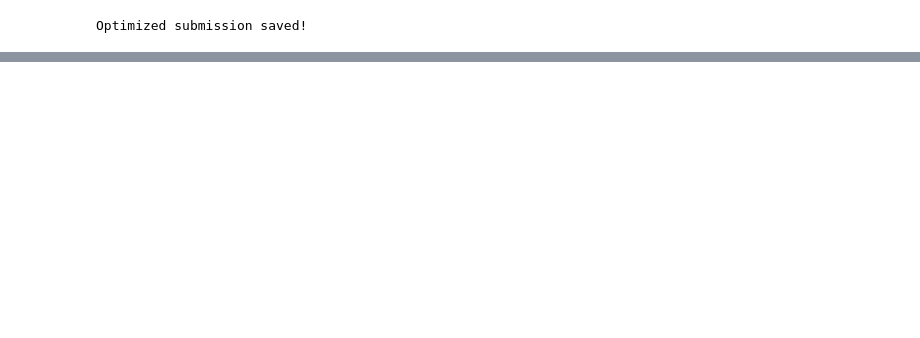
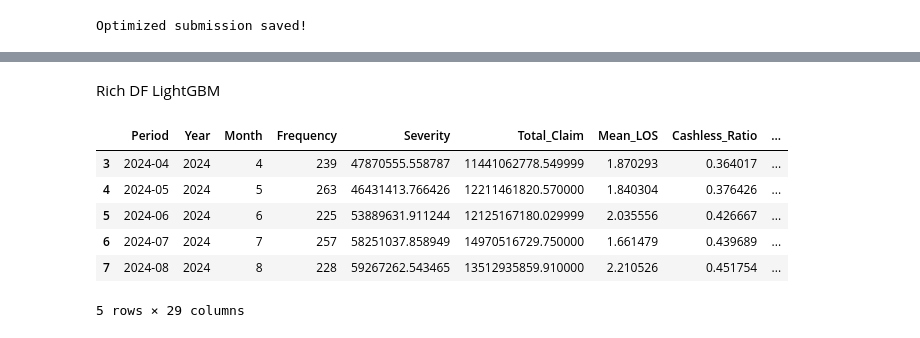
Before and after one commit to RobbenWijanathan/mcfitb-dsc-2026, a Jupyter notebook: fuck_around_2.ipynb, the cells around one changed output, grey strips where cells are left out. Drawn from its saved outputs; the diff is of its cells as text; code cells hidden in the pictures; blank space fills up the shorter version.

```diff
--- a/fuck_around_2.ipynb
+++ b/fuck_around_2.ipynb
@@ -1153,0 +1336,39 @@ Optimized submission saved!
+# %%
+import pandas as pd
+import numpy as np
+from sklearn.linear_model import PoissonRegressor, GammaRegressor
+
+# --- 1. SETUP & FEATURE ENGINEERING ---
+# Ensure strict ordering
+df = final_df.sort_values(by=['Year', 'Month']).reset_index(drop=True)
+
+# Create a Time Index for the overall upward/downward trend (0, 1, 2, 3...)
+df['Time_Index'] = np.arange(len(df))
+
+# Create Cyclical Month Features for the recurring wave (Seasonality)
+df['month_sin'] = np.sin(2 * np.pi * df['Month']/12)
+df['month_cos'] = np.cos(2 * np.pi * df['Month']/12)
+
+# Features: We ONLY use Time and Seasonality. No lags! No lost data!
+features = ['Time_Index', 'month_sin', 'month_cos']
+X = df[features]
+
+# Targets
+y_freq = df['Frequency']
+
+# Gamma requires strictly positive values (>0).
+# If there are months with 0 severity, we add a tiny fraction to prevent errors.
+y_sev = df['Severity'].apply(lambda x: x if x > 0 else 1e-6)
+
+# --- 2. TRAIN GLMs ---
+# Poisson for Frequency (Counts)
+print("Training Poisson GLM for Frequency...")
+model_freq = PoissonRegressor(alpha=1e-4, max_iter=1000)
+model_freq.fit(X, y_freq)
+
+# Gamma for Severity (Costs)
+print("Training Gamma GLM for Severity...")
+model_sev = GammaRegressor(alpha=1e-4, max_iter=1000)
+model_sev.fit(X, y_sev)
+
+print("Training Complete.")
@@ -1153,0 +1607,2 @@ Optimized submission saved!
+# %% [markdown]
+Rich DF LightGBM
@@ -1153,0 +1674,10 @@ Optimized submission saved!
+# %%
+train_df.head()
+# %% [output]
+|  | Period | Year | Month | Frequency | Severity | Total_Claim | Mean_LOS | Cashless_Ratio | ... |
+| 3 | 2024-04 | 2024 | 4 | 239 | 47870555.558787 | 11441062778.549999 | 1.870293 | 0.364017 | ... |
+| 4 | 2024-05 | 2024 | 5 | 263 | 46431413.766426 | 12211461820.570000 | 1.840304 | 0.376426 | ... |
+| 5 | 2024-06 | 2024 | 6 | 225 | 53889631.911244 | 12125167180.029999 | 2.035556 | 0.426667 | ... |
+| 6 | 2024-07 | 2024 | 7 | 257 | 58251037.858949 | 14970516729.750000 | 1.661479 | 0.439689 | ... |
+| 7 | 2024-08 | 2024 | 8 | 228 | 59267262.543465 | 13512935859.910000 | 2.210526 | 0.451754 | ... |
+5 rows × 29 columns
```
Also changed, not shown: parts of 18 cells of this notebook, 8 other files.
